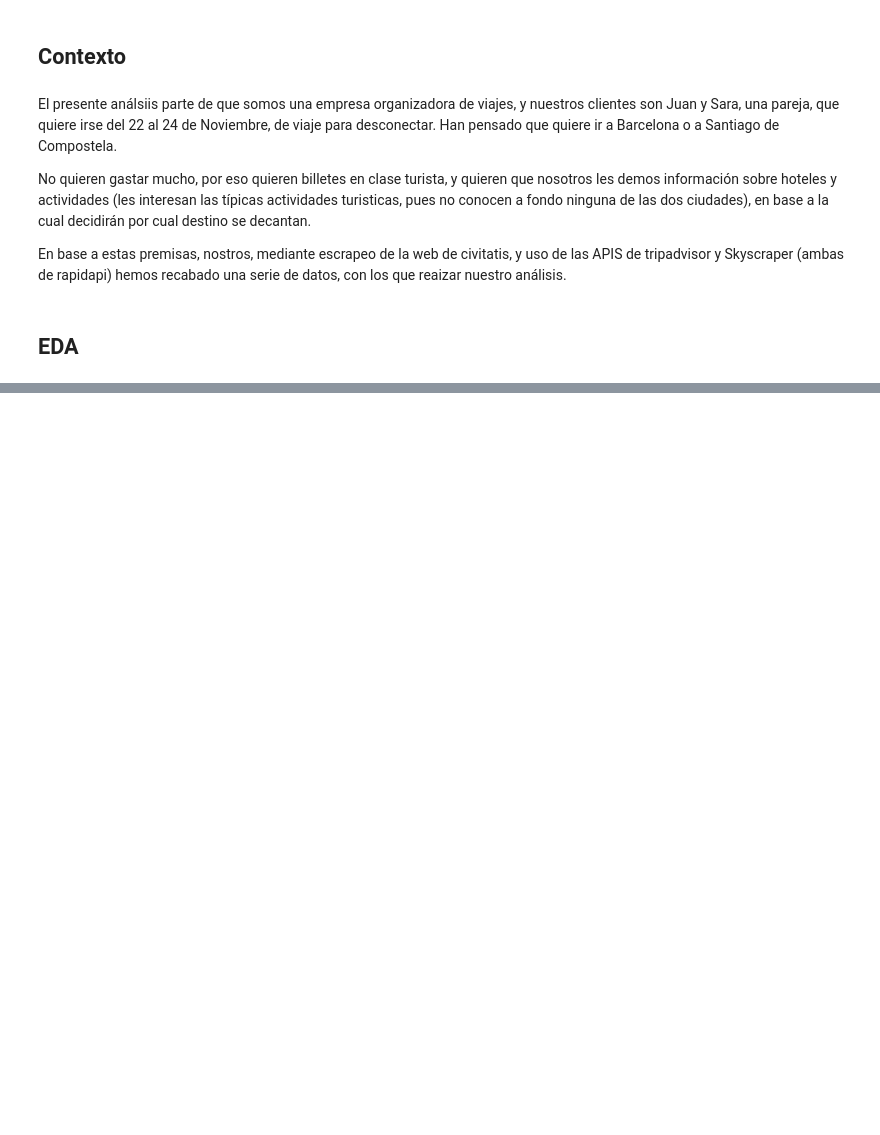
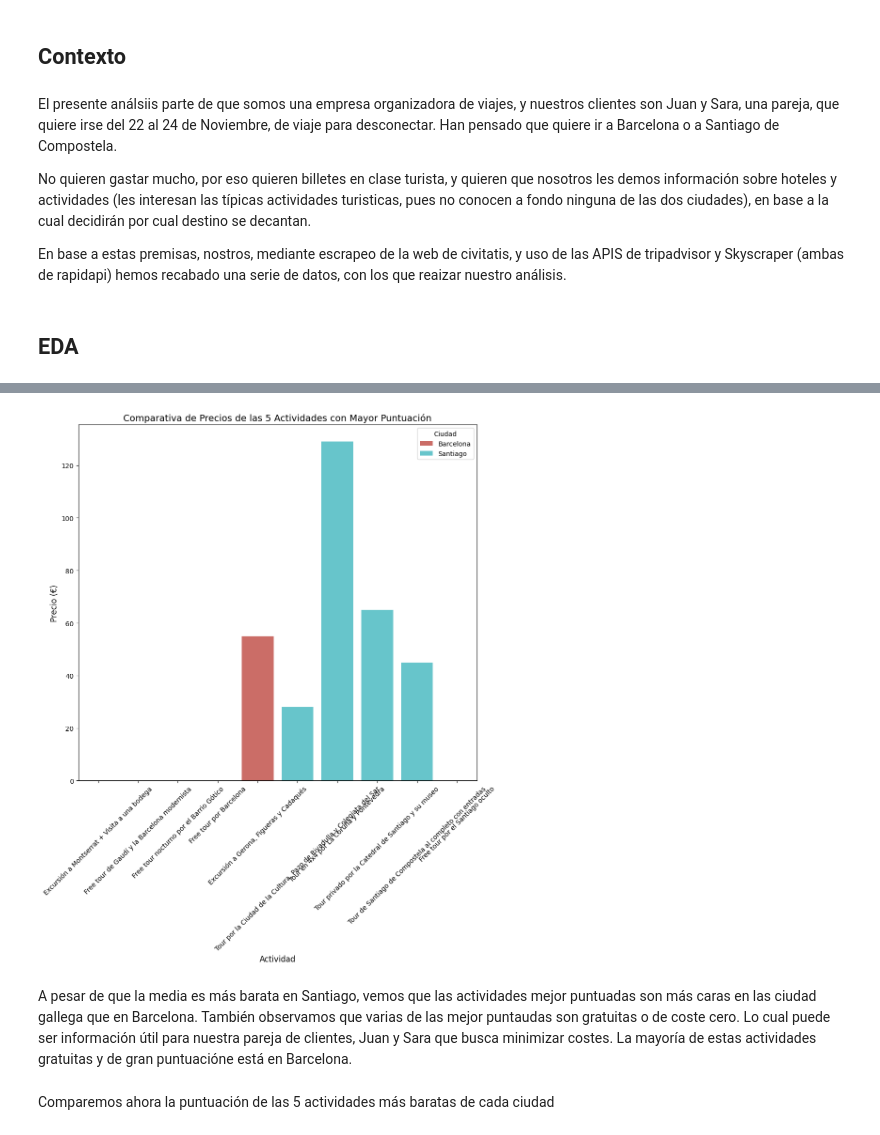
Before and after one commit to Rcm89/Proyecto3-Explorando-Viajes, a Jupyter notebook: Proyecto_viajes_notebook.ipynb, the cells around one changed output, grey strips where cells are left out. Drawn from its saved outputs; the diff is of its cells as text; code cells hidden in the pictures; blank space fills up the shorter version.

```diff
--- a/Proyecto_viajes_notebook.ipynb
+++ b/Proyecto_viajes_notebook.ipynb
@@ -56,0 +175,12 @@ En base a estas premisas, nostros, mediante escrapeo de la web de civitatis, y u
+# %%
+# Seleccionamos las 5 actividades con mayor puntuación en cada ciudad
+top_5_barcelona = df_actividades_barcelona.nlargest(5, 'Puntuación')
+top_5_santiago = df_actividades_santiago.nlargest(5, 'Puntuación')
+
+# Creamos un DataFrame con las actividades de ambas ciudades y restablecemoa el índice
+df_top_5_actividades = pd.concat([top_5_barcelona, top_5_santiago]).reset_index(drop=True)
+
+df_top_5_actividades['Ciudad'] = ['Barcelona'] * 5 + ['Santiago'] * 5
+
+
+df_top_5_actividades
@@ -56,0 +199,22 @@ En base a estas premisas, nostros, mediante escrapeo de la web de civitatis, y u
+# %%
+# Visualización de la comparativa de precios de las 5 actividades con mayor puntuación
+plt.figure(figsize=(10, 12))
+sns.barplot(x='Nombre', y='Precio', hue='Ciudad', data=df_top_5_actividades, palette="hls")
+
+# Añadir etiquetas y título
+plt.title('Comparativa de Precios de las 5 Actividades con Mayor Puntuación', fontsize=14)
+plt.ylabel('Precio (€)', fontsize=12)
+plt.xlabel('Actividad', fontsize=12)
+plt.xticks(rotation=45)
+
+# Ajustar el layout
+plt.tight_layout()
+
+# Mostrar la gráfica
+plt.show()
+# %% [output]
+[figure, added]
+# %% [markdown]
+A pesar de que la media es más barata en Santiago, vemos que las actividades mejor puntuadas son más caras en las ciudad gallega que en Barcelona. También observamos que varias de las mejor puntaudas son gratuitas o de coste cero. Lo cual puede ser información útil para nuestra pareja de clientes, Juan y Sara que busca minimizar costes. La mayoría de estas actividades gratuitas y de gran puntuacióne está en Barcelona.
+# %% [markdown]
+Comparemos ahora la puntuación de las 5 actividades más baratas de cada ciudad
```
Also changed, not shown: parts of 29 cells of this notebook, 8 other files.
